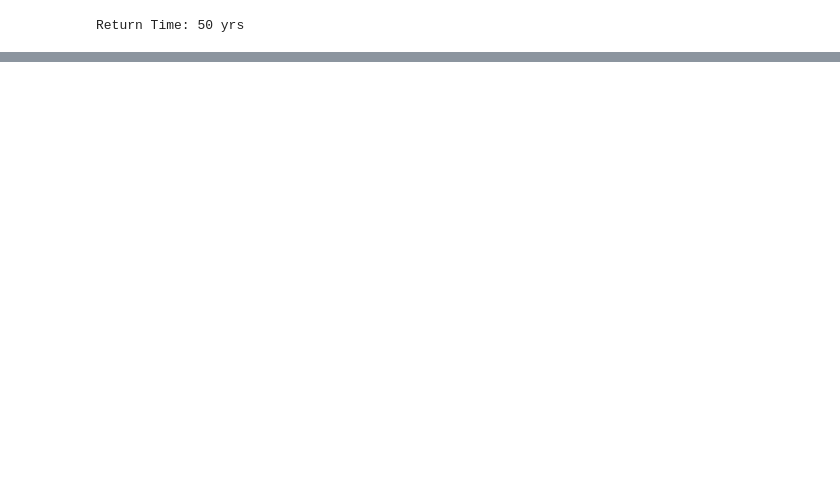
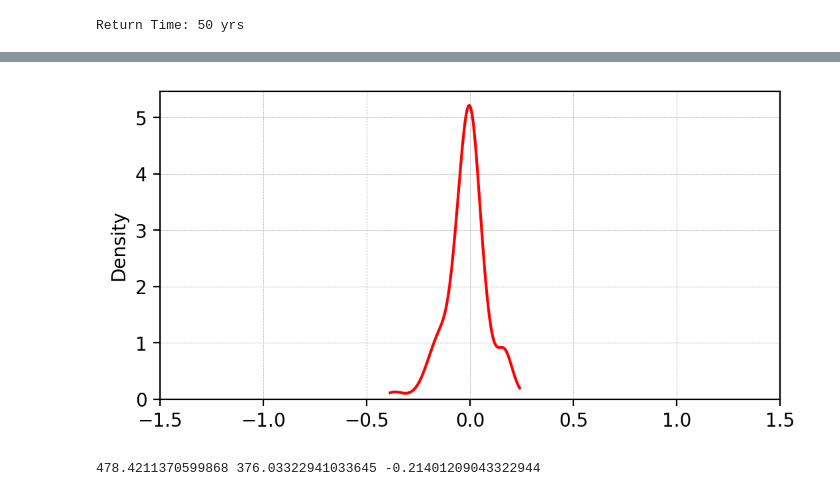
Before and after one commit to TeamExtremes/MEVD-downscaling, a Jupyter notebook: jupyter/Bias_correction/II_test.ipynb, the cells around one changed output, grey strips where cells are left out. Saved outputs shown, nothing was run; the diff lists cells and outputs as text; code cells hidden in the pictures; blank space fills up the shorter version.

```diff
--- a/jupyter/Bias_correction/II_test.ipynb
+++ b/jupyter/Bias_correction/II_test.ipynb
@@ -401,0 +540,53 @@ plt.plot(comparison.N,c='r')
+# %%
+proj = ccrs.PlateCarree()
+fig = plt.figure(figsize=(6,3),dpi=200)
+gs = gridspec.GridSpec(1,1)
+
+ax1 = plt.subplot(gs[0, 0])
+sns.kdeplot(RE,color='r', linestyle='-',cumulative=False,fill=False,multiple="stack",ax=ax1,label=f'SAT',
+            clip=(np.nanmin(np.array(RE)), np.nanmax(np.array(RE))))
+
+ax1.set_xlim(-1.5,1.5)
+ax1.grid(linewidth=0.3, linestyle='--')
+# %% [output]
+[figure, added]
+# %%
+nn = 155
+
+lon_obs = METADATA_CLEAR['Lon'].iloc[nn]
+lat_obs = METADATA_CLEAR['Lat'].iloc[nn]
+
+# Seleccionar el píxel IMERG más cercano
+sat_pixel = DATA.sel(lat=lat_obs,lon=lon_obs,method='nearest')
+
+# Seleccionar el mismo píxel en los campos corregidos
+N_corrected_station = NY_corrected.sel(lat=sat_pixel.lat,lon=sat_pixel.lon,method='nearest')
+
+C_corrected_station = CY_corrected.sel(lat=sat_pixel.lat,lon=sat_pixel.lon,method='nearest')
+
+W_corrected_station = WY_corrected.sel(lat=sat_pixel.lat,lon=sat_pixel.lon,method='nearest')
+
+# Leer datos observados
+file = METADATA_CLEAR['File'].iloc[nn]
+ISO = METADATA_CLEAR['ISO'].iloc[nn]
+
+DF_OBS = pd.read_csv(os.path.join(obs_base, 'Weibull', '1dy', ISO, file))
+
+DF_OBS = DF_OBS.drop(columns='NaN')
+
+# Crear DataFrame con los parámetros corregidos
+comparison = pd.DataFrame({'Year': N_corrected_station.year.values,'N_corrected': N_corrected_station.values,'C_corrected': C_corrected_station.values,'W_corrected': W_corrected_station.values})
+
+# Añadir parámetros observados
+comparison = comparison.merge(DF_OBS[['Year', 'N', 'C', 'W']],on='Year',how='left')
+comparison = comparison.dropna()
+
+x0 = np.nanmean(comparison.C.values)
+Q_obs = DOWN_raw.mev_quant_update(Fi, x0, comparison.N.values, comparison.C.values, comparison.W.values, thresh=1)
+
+x0 = np.nanmean(comparison.C_corrected.values)
+Q_corrected = DOWN_raw.mev_quant_update(Fi, x0, comparison.N_corrected.values, comparison.C_corrected.values, comparison.W_corrected.values, thresh=1)
+RE_ = (Q_corrected[0][3] - Q_obs[0][3])/Q_obs[0][3]
+print(Q_obs[0][3],Q_corrected[0][3],RE_)
+# %% [output]
+478.4211370599868 376.03322941033645 -0.21401209043322944
```
Also changed, not shown: parts of 16 cells of this notebook, 1 other file.
